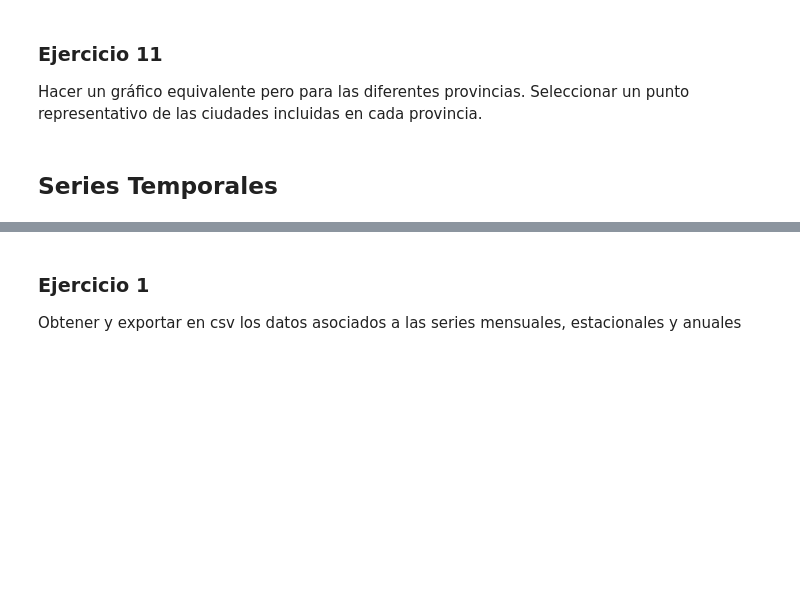
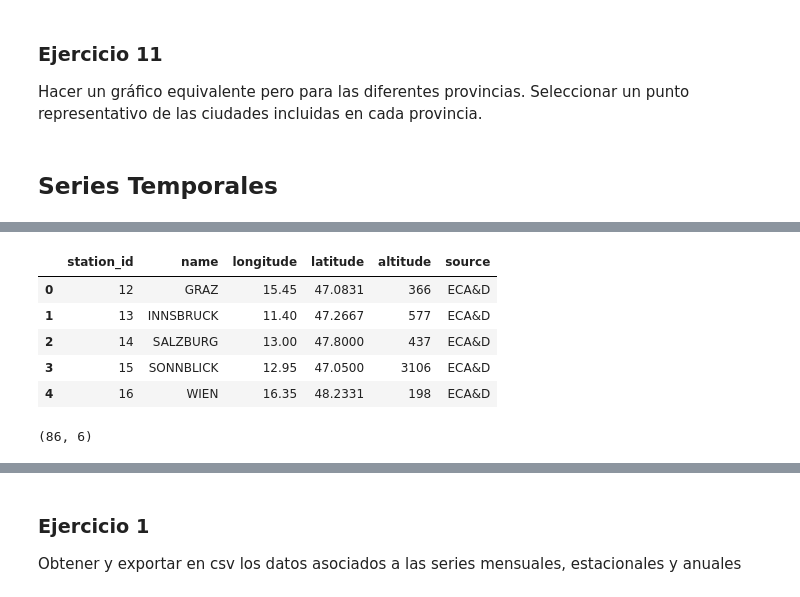
Before and after one commit to yerartdev/uc-m1967-mdsi, a Jupyter notebook: d8/TareaPandas.ipynb, the cells around one changed output, grey strips where cells are left out. Drawn from its saved outputs; the diff is of its cells as text; code cells hidden in the pictures; blank space fills up the shorter version.

```diff
--- a/d8/TareaPandas.ipynb
+++ b/d8/TareaPandas.ipynb
@@ -612,0 +644,5 @@ Los ficheros precip.csv y precip.stn contienen los datos de precipitación diari
+# %%
+#::GMG::Leemmos el fichero de estaciones
+estaciones = pd.read_csv(
+    'https://raw.githubusercontent.com/yerartdev/uc-m1967-mdsi/master/d8/precip.stn'
+)
@@ -612,0 +674,14 @@ Los ficheros precip.csv y precip.stn contienen los datos de precipitación diari
+# %%
+estaciones.head()
+# %% [output]
+|  | station_id | name | longitude | latitude | altitude | source |
+| 0 | 12 | GRAZ | 15.45 | 47.0831 | 366 | ECA&D |
+| 1 | 13 | INNSBRUCK | 11.40 | 47.2667 | 577 | ECA&D |
+| 2 | 14 | SALZBURG | 13.00 | 47.8000 | 437 | ECA&D |
+| 3 | 15 | SONNBLICK | 12.95 | 47.0500 | 3106 | ECA&D |
+| 4 | 16 | WIEN | 16.35 | 48.2331 | 198 | ECA&D |
+# %%
+#::GMG::Una idea del tamaño del dataset que tenemos entre manos
+estaciones.shape
+# %% [output]
+(86, 6)
```
Also changed, not shown: parts of 14 cells of this notebook.
